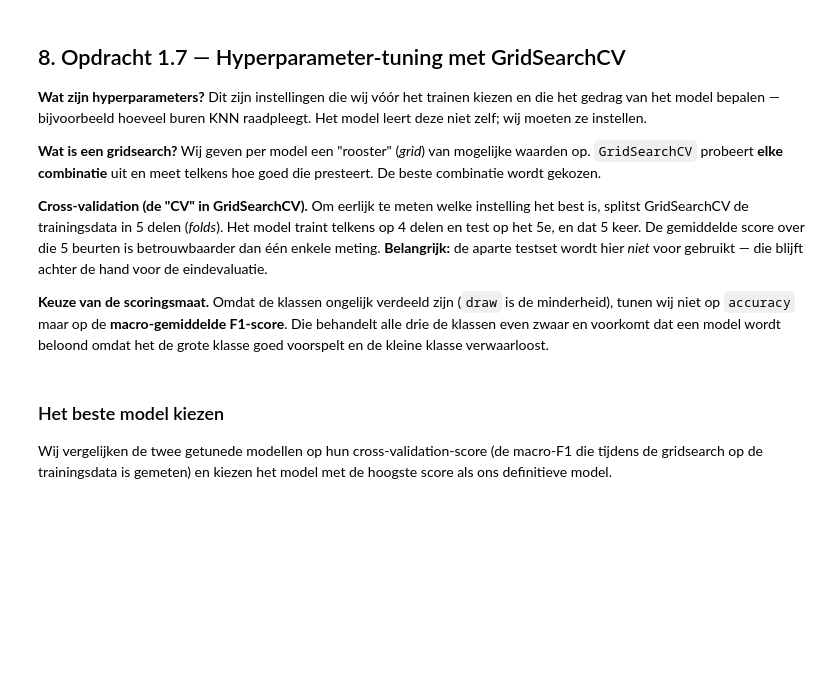
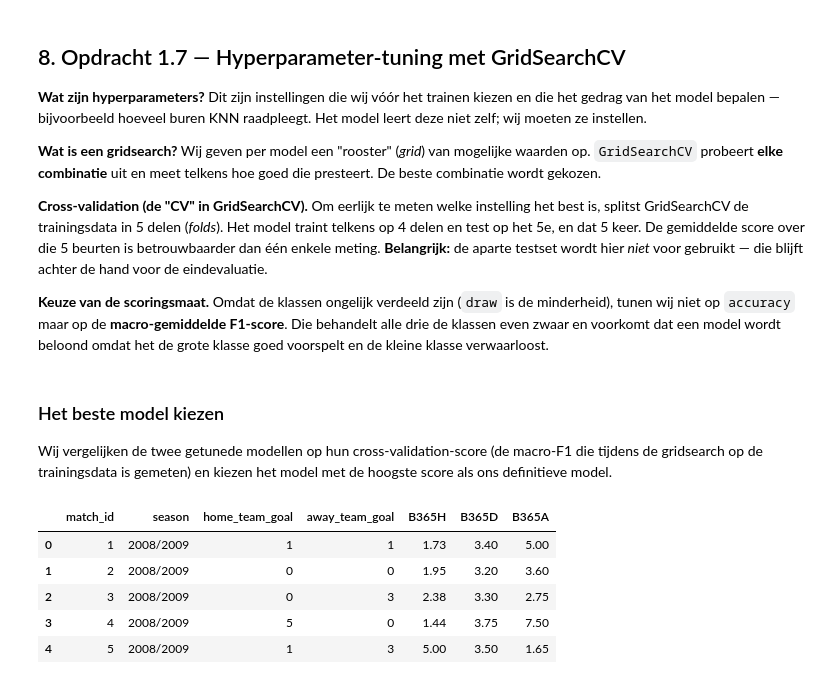
Before and after one commit to EchoinSilences/Datalab2, a Jupyter notebook: Report.ipynb, the cells around one changed output. Cells and saved outputs as stored; diff of their text form; code cells hidden in the pictures; blank space fills up the shorter version.

```diff
--- a/Report.ipynb
+++ b/Report.ipynb
@@ -1462,3 +1463,22 @@ grids = {
 }
 
 beste_naam, beste_model = kies_beste_model(grids)
+# %%
+b365 = pd.read_sql("""
+    SELECT id AS match_id, season,
+           home_team_goal, away_team_goal,
+           B365H, B365D, B365A
+    FROM Match
+    WHERE B365H IS NOT NULL
+      AND B365D IS NOT NULL
+      AND B365A IS NOT NULL
+""", connection)
+
+b365.head()
+# %% [output]
+|  | match_id | season | home_team_goal | away_team_goal | B365H | B365D | B365A |
+| 0 | 1 | 2008/2009 | 1 | 1 | 1.73 | 3.40 | 5.00 |
+| 1 | 2 | 2008/2009 | 0 | 0 | 1.95 | 3.20 | 3.60 |
+| 2 | 3 | 2008/2009 | 0 | 3 | 2.38 | 3.30 | 2.75 |
+| 3 | 4 | 2008/2009 | 5 | 0 | 1.44 | 3.75 | 7.50 |
+| 4 | 5 | 2008/2009 | 1 | 3 | 5.00 | 3.50 | 1.65 |
```
Also changed, not shown: parts of 18 cells of this notebook.
